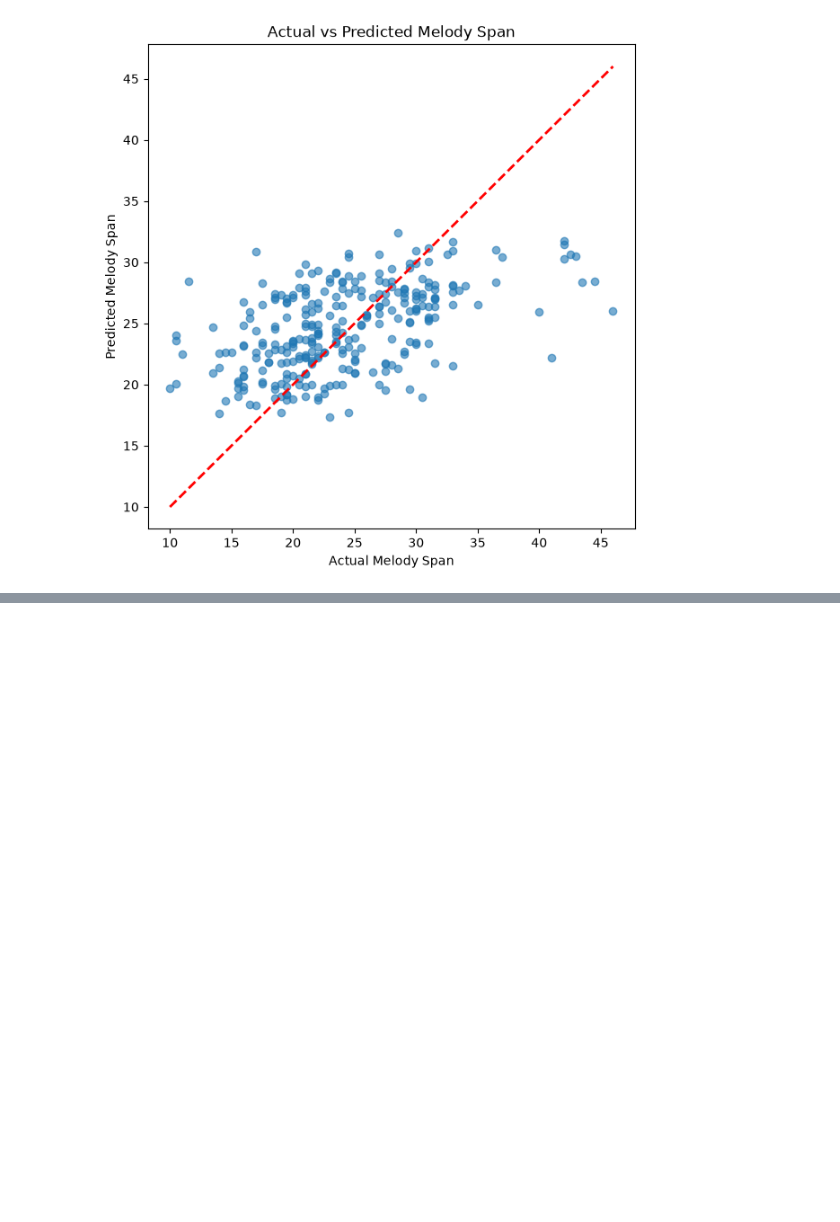
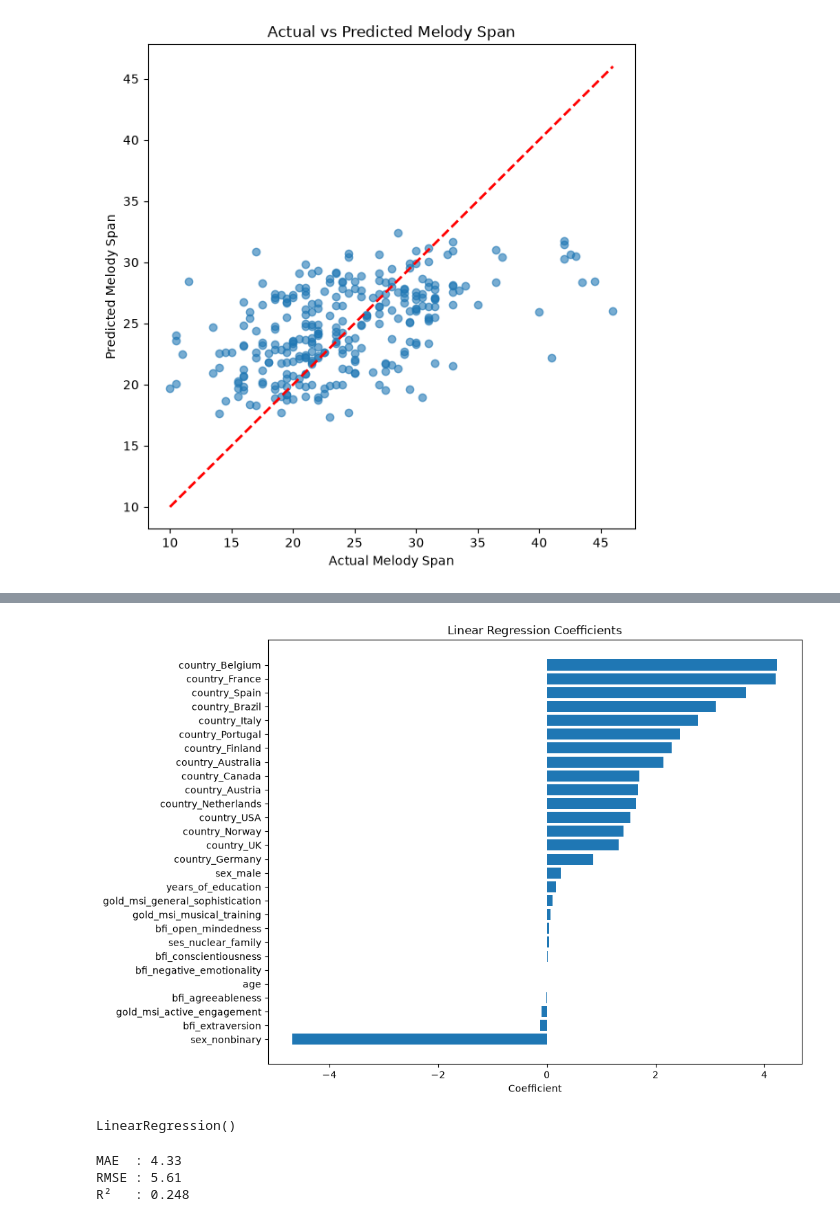
Before and after one commit to dyuti2212/memory-and-musical-training-analysis, a Jupyter notebook: notebooks/05_linear_regression_baseline.ipynb, the cells around one changed output, grey strips where cells are left out. Saved outputs shown, nothing was run; the diff lists cells and outputs as text; code cells hidden in the pictures; blank space fills up the shorter version.

Commit message:
Complete memory prediction modeling and update project documentation

```diff
--- a/notebooks/05_linear_regression_baseline.ipynb
+++ b/notebooks/05_linear_regression_baseline.ipynb
@@ -138,0 +170,12 @@ plt.show()
+# %%
+coefficients = pd.DataFrame({
+    "Feature": X_train.columns,
+    "Coefficient": model.coef_
+})
+
+coefficients = coefficients.sort_values(
+    by="Coefficient",
+    ascending=False
+)
+
+coefficients
@@ -138,0 +200,19 @@ plt.show()
+# %%
+import matplotlib.pyplot as plt
+
+coefficients_sorted = coefficients.sort_values("Coefficient")
+
+plt.figure(figsize=(10,8))
+
+plt.barh(
+    coefficients_sorted["Feature"],
+    coefficients_sorted["Coefficient"]
+)
+
+plt.xlabel("Coefficient")
+
+plt.title("Linear Regression Coefficients")
+
+plt.show()
+# %% [output]
+[figure, added]
@@ -138,0 +256,9 @@ plt.show()
+# %%
+refined_model = LinearRegression()
+
+refined_model.fit(
+    X_train_r,
+    y_train_r
+)
+# %% [output]
+LinearRegression()
@@ -138,0 +269,19 @@ plt.show()
+# %%
+mae_r = mean_absolute_error(y_test_r, y_pred_r)
+
+rmse_r = np.sqrt(
+    mean_squared_error(y_test_r, y_pred_r)
+)
+
+r2_r = r2_score(
+    y_test_r,
+    y_pred_r
+)
+
+print(f"MAE  : {mae_r:.2f}")
+print(f"RMSE : {rmse_r:.2f}")
+print(f"R²   : {r2_r:.3f}")
+# %% [output]
+MAE  : 4.33
+RMSE : 5.61
+R²   : 0.248
```
Also changed, not shown: parts of 29 cells of this notebook, 4 other files.
